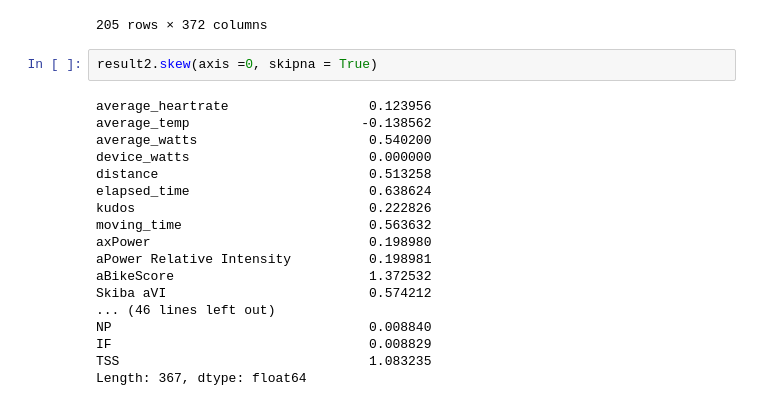
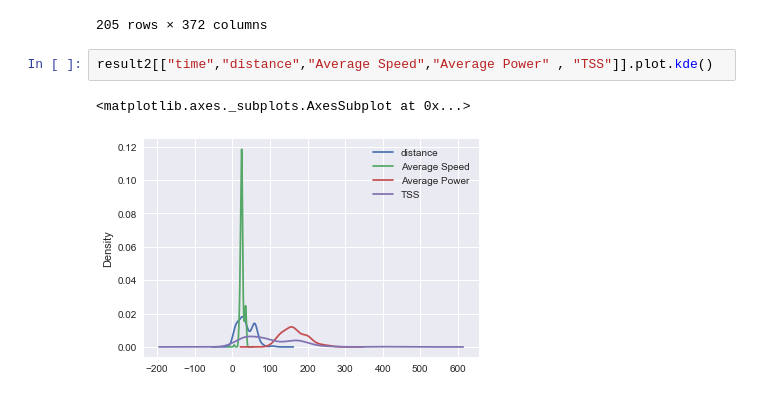
Before and after one commit to shubhamrana2374/Portfolio, a Jupyter notebook: Portfolio 1.ipynb, the cells around one changed output. Drawn from its saved outputs; the diff is of its cells as text.

```diff
--- a/Portfolio 1.ipynb
+++ b/Portfolio 1.ipynb
@@ -162,23 +162,8 @@ result2
 | 2019-07-27 21:47:24+00:00 | 144.4 | 3.0 | 235.2 | True | 29.1 | 50 | 415.00 m | ... |
 | 2019-07-27 23:55:13+00:00 | 109.6 | 15.0 | 114.7 | True | 20.2 | 68 | 280.00 m | ... |
 205 rows × 372 columns
-# %%
-result2.skew(axis =0, skipna = True)
-# %% [output]
-average_heartrate                  0.123956
-average_temp                      -0.138562
-average_watts                      0.540200
-device_watts                       0.000000
-distance                           0.513258
-elapsed_time                       0.638624
-kudos                              0.222826
-moving_time                        0.563632
-axPower                            0.198980
-aPower Relative Intensity          0.198981
-aBikeScore                         1.372532
-Skiba aVI                          0.574212
-... (46 lines left out)
-NP                                 0.008840
-IF                                 0.008829
-TSS                                1.083235
-Length: 367, dtype: float64
+# %%
+result2[["time","distance","Average Speed","Average Power" , "TSS"]].plot.kde()
+# %% [output]
+<matplotlib.axes._subplots.AxesSubplot at 0x...>
+[figure, added]
```
Also changed, not shown: parts of 2 cells of this notebook.
